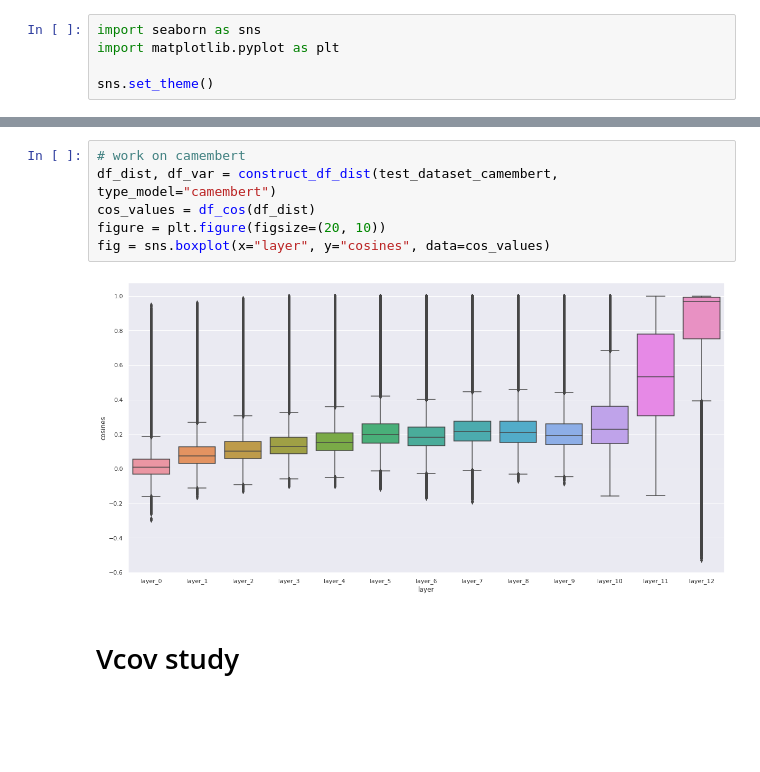
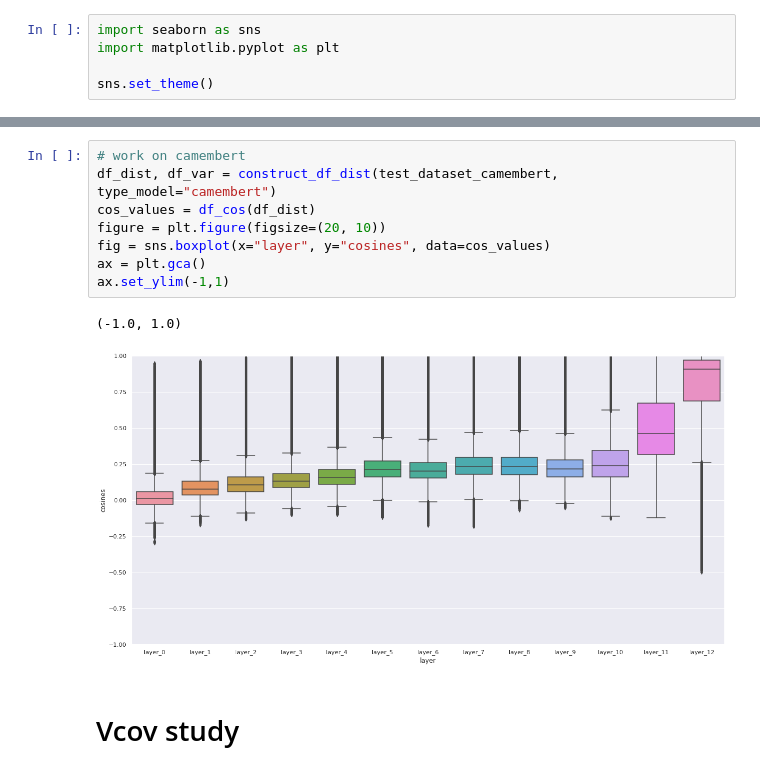
Before and after one commit to lolofo/pir_irisa_insa, a Jupyter notebook: fine_tuning_study.ipynb, the cells around one changed output, grey strips where cells are left out. Drawn from its saved outputs; the diff is of its cells as text; blank space fills up the shorter version.

```diff
--- a/fine_tuning_study.ipynb
+++ b/fine_tuning_study.ipynb
@@ -218,11 +219,14 @@ ax.set_ylim(-1,1)
 # %%
 # work on camembert
 df_dist, df_var = construct_df_dist(test_dataset_camembert, type_model="camembert")
 cos_values = df_cos(df_dist)
 figure = plt.figure(figsize=(20, 10))
 fig = sns.boxplot(x="layer", y="cosines", data=cos_values)
+ax = plt.gca()
+ax.set_ylim(-1,1)
 # %% [output]
+(-1.0, 1.0)
-[figure, old version]
+[figure, new version]
 # %% [markdown]
 # Vcov study
 # %%
```
Also changed, not shown: parts of 1 cell of this notebook, 6 other files.
